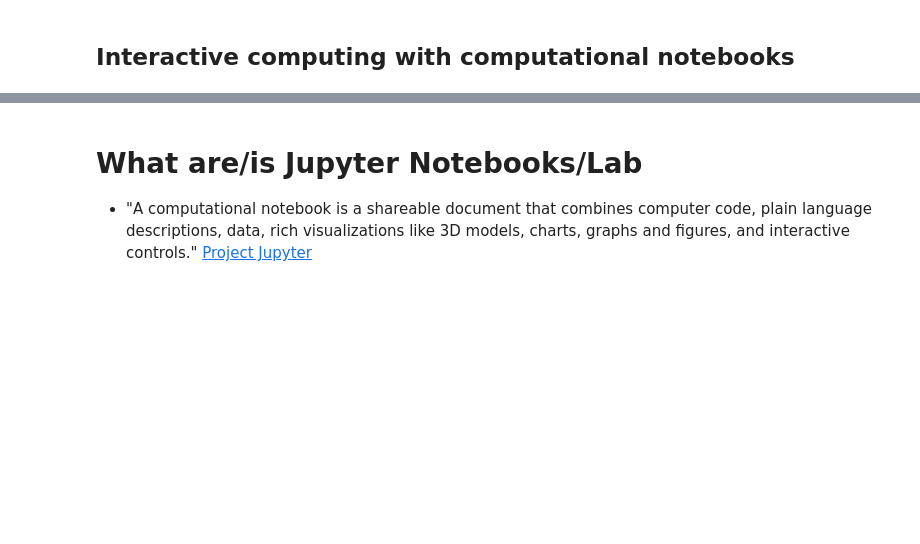
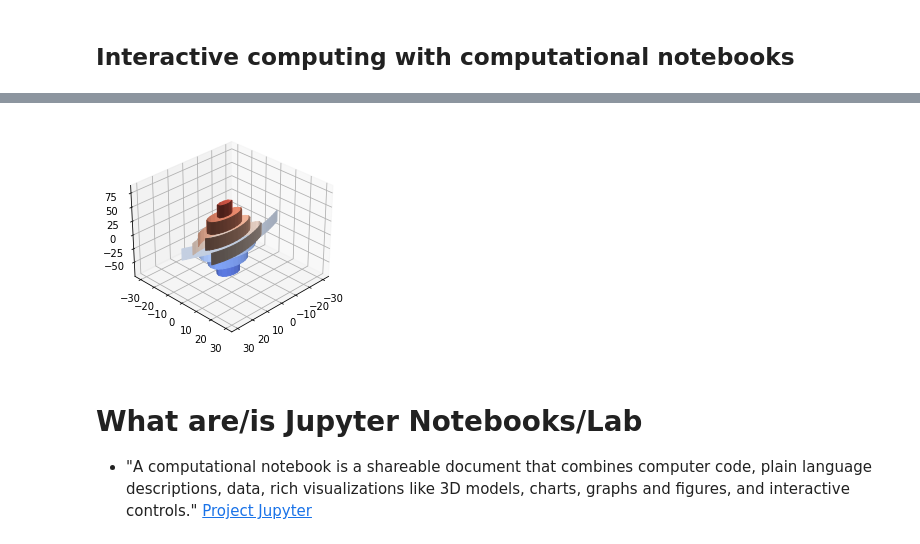
Before and after one commit to rdauria/HPC_at_UCLA, a Jupyter notebook: Jupyter-on-H2C.ipynb, the cells around one changed output, grey strips where cells are left out. Cells and saved outputs as stored; diff of their text form; code cells hidden in the pictures; blank space fills up the shorter version.

```diff
--- a/Jupyter-on-H2C.ipynb
+++ b/Jupyter-on-H2C.ipynb
@@ -50,3 +60,19 @@ plt.show()
+# %%
+  import matplotlib.pyplot as plt
+  from mpl_toolkits.mplot3d import Axes3D
+
+  fig = plt.figure()
+  ax = fig.add_subplot(111, projection='3d')
+
+  X, Y, Z = axes3d.get_test_data(0.05)
+  ax.contour(X, Y, Z, extend3d=True, cmap=cm.coolwarm)
+
+  # Set the view angle
+  ax.view_init(elev=30, azim=45)
+
+  plt.show()
+# %% [output]
+[figure, added]
 # %% [markdown]
 # What are/is  Jupyter Notebooks/Lab
 
```
Also changed, not shown: parts of 30 cells of this notebook, 7 other files.
